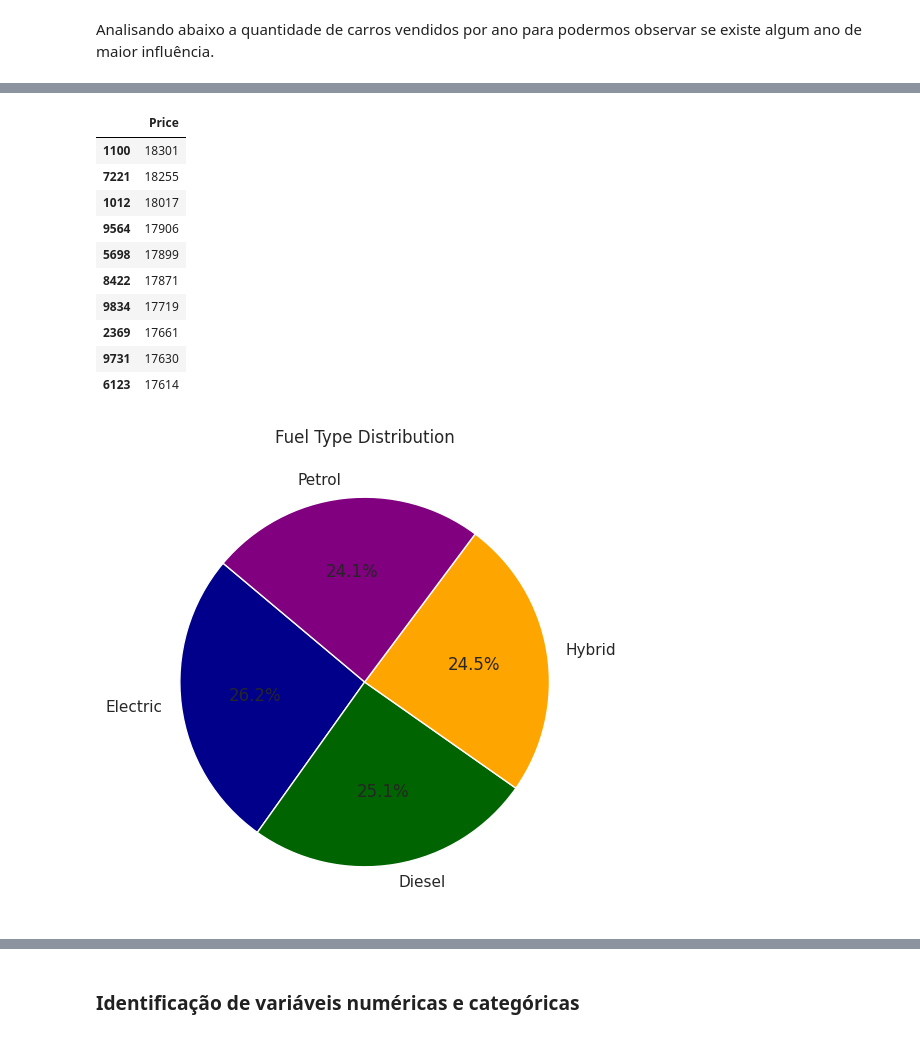
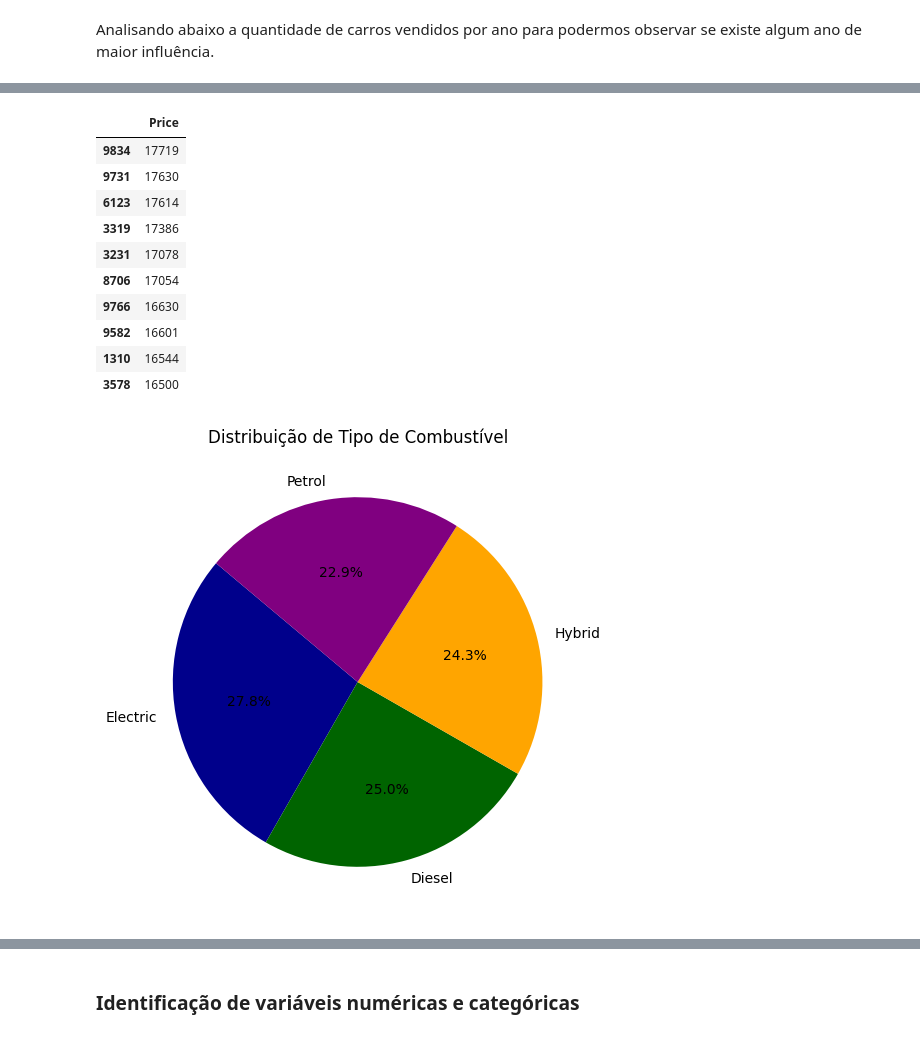
Before and after one commit to mateussrtt/portfolio-dados, a Jupyter notebook: car_dataset_predict.ipynb, the cells around one changed output, grey strips where cells are left out. Cells and saved outputs as stored; diff of their text form; code cells hidden in the pictures.

```diff
--- a/car_dataset_predict.ipynb
+++ b/car_dataset_predict.ipynb
@@ -46,0 +38,3 @@ df.shape
+# %%
+df_amostra = df.sample(frac=0.3, random_state=42)
+df_amostra.shape
@@ -207,29 +203,29 @@ carros_por_ano
 # %%
 # Ordenar os preços em ordem decrescente e exibir os preços mais altos
-maior_preco_10 = df[['Price']].sort_values(by='Price', ascending=False).head(10)
+maior_preco_10 = df_amostra[['Price']].sort_values(by='Price', ascending=False).head(10)
 
 # Exibir carros mais caros
 maior_preco_10
 # %% [output]
 |  | Price |
-| 1100 | 18301 |
-| 7221 | 18255 |
-| 1012 | 18017 |
-| 9564 | 17906 |
-| 5698 | 17899 |
-| 8422 | 17871 |
 | 9834 | 17719 |
-| 2369 | 17661 |
 | 9731 | 17630 |
 | 6123 | 17614 |
+| 3319 | 17386 |
+| 3231 | 17078 |
+| 8706 | 17054 |
+| 9766 | 16630 |
+| 9582 | 16601 |
+| 1310 | 16544 |
+| 3578 | 16500 |
 # %%
-fuel_counts = df["Fuel_Type"].value_counts()
+fuel_counts = df_amostra["Fuel_Type"].value_counts()
 plt.figure(figsize=(6,6))
 plt.pie(fuel_counts, labels=fuel_counts.index, autopct='%1.1f%%', startangle=140, colors=["darkblue", "darkgreen", "orange", "purple"])
-plt.title("Fuel Type Distribution")
+plt.title("Distribuição de Tipo de Combustível")
 plt.show()
 # %% [output]
-[figure, old version]
+[figure, new version]
 # %%
 sns.set(style="whitegrid")
 plt.figure(figsize=(7,5))
```
Also changed, not shown: parts of 49 cells of this notebook.
